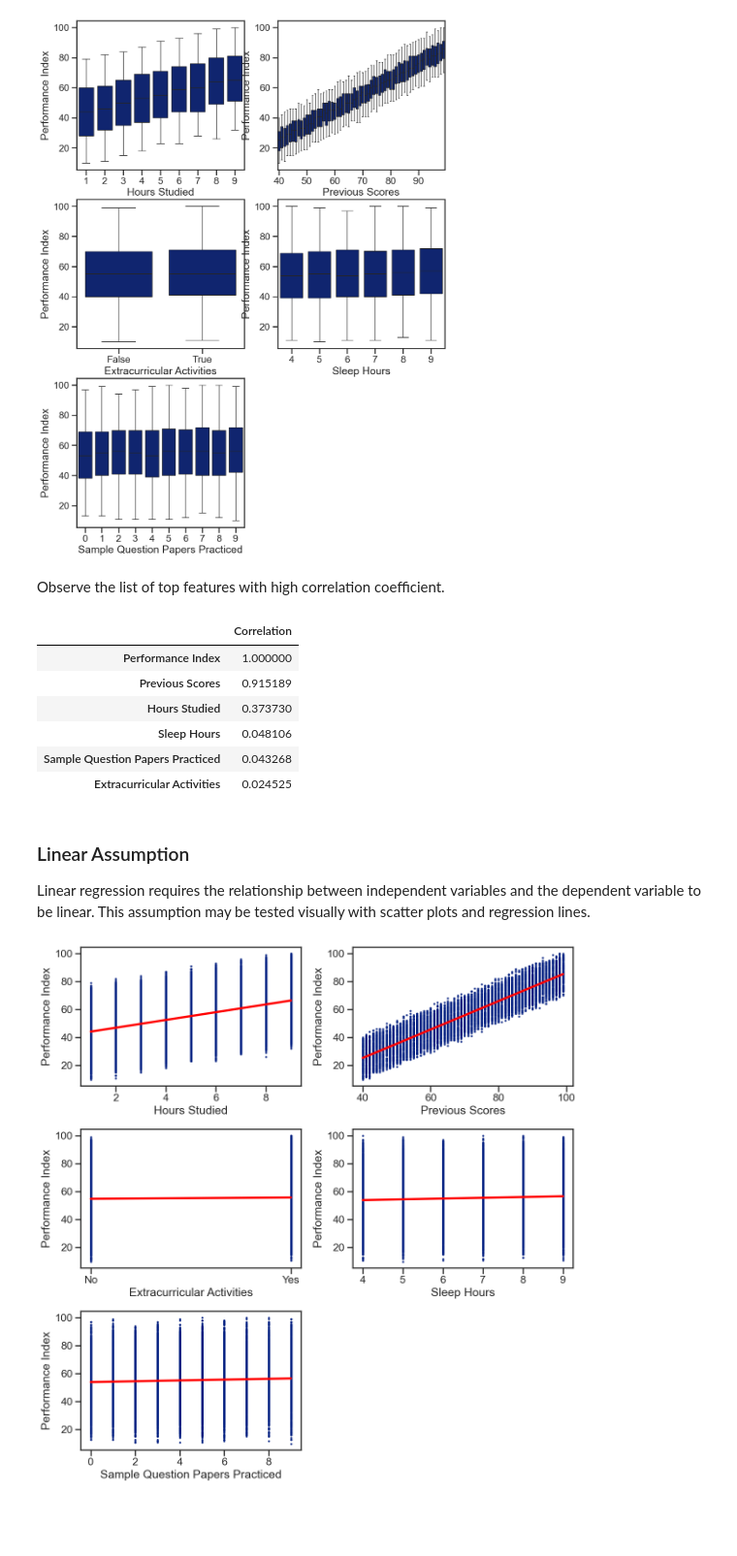
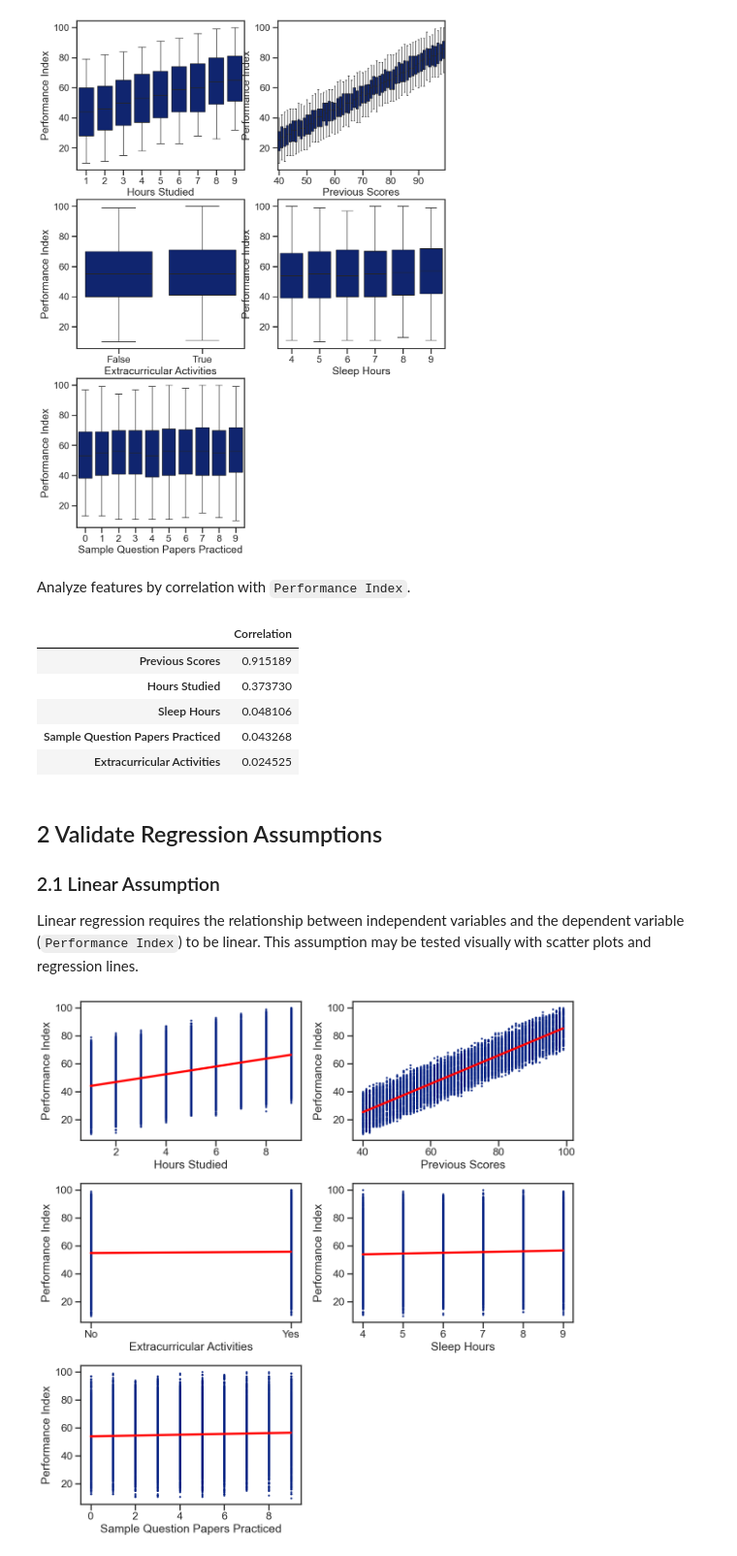
Before and after one commit to Jaden300/Student-Performance-Regression, a Jupyter notebook: Student Performance Regression.ipynb, the cells around one changed output. Shown at 97% size. Drawn from its saved outputs; the diff is of its cells as text; code cells hidden in the pictures; blank space fills up the shorter version.

```diff
--- a/Student Performance Regression.ipynb
+++ b/Student Performance Regression.ipynb
@@ -91,25 +153,26 @@ axes[2].set_xticklabels(["False", "True"]);
 # %% [output]
 [figure]
 # %% [markdown]
-Observe the list of top features with high correlation coefficient.
+Analyze features by correlation with `Performance Index`.
 # %%
 # Compute correlation matrix
 corr_matrix = df.corr()
 
-# Sort correlations with Performance Index and covert to DataFrame
+# Sort correlations with Performance Index
 corr_matrix["Performance Index"]\
+    .drop("Performance Index")\
     .sort_values(ascending=False)\
     .to_frame(name="Correlation")
 # %% [output]
 |  | Correlation |
-| Performance Index | 1.000000 |
 | Previous Scores | 0.915189 |
 | Hours Studied | 0.373730 |
 | Sleep Hours | 0.048106 |
 | Sample Question Papers Practiced | 0.043268 |
 | Extracurricular Activities | 0.024525 |
 # %% [markdown]
-### Linear Assumption
+## 2 Validate Regression Assumptions
+### 2.1 Linear Assumption
 
-Linear regression requires the relationship between independent variables and the dependent variable to be linear. This assumption may be tested visually with scatter plots and regression lines.
+Linear regression requires the relationship between independent variables and the dependent variable (`Performance Index`) to be linear. This assumption may be tested visually with scatter plots and regression lines.
 # %%
```
Also changed, not shown: parts of 96 cells of this notebook, 1 other file.
